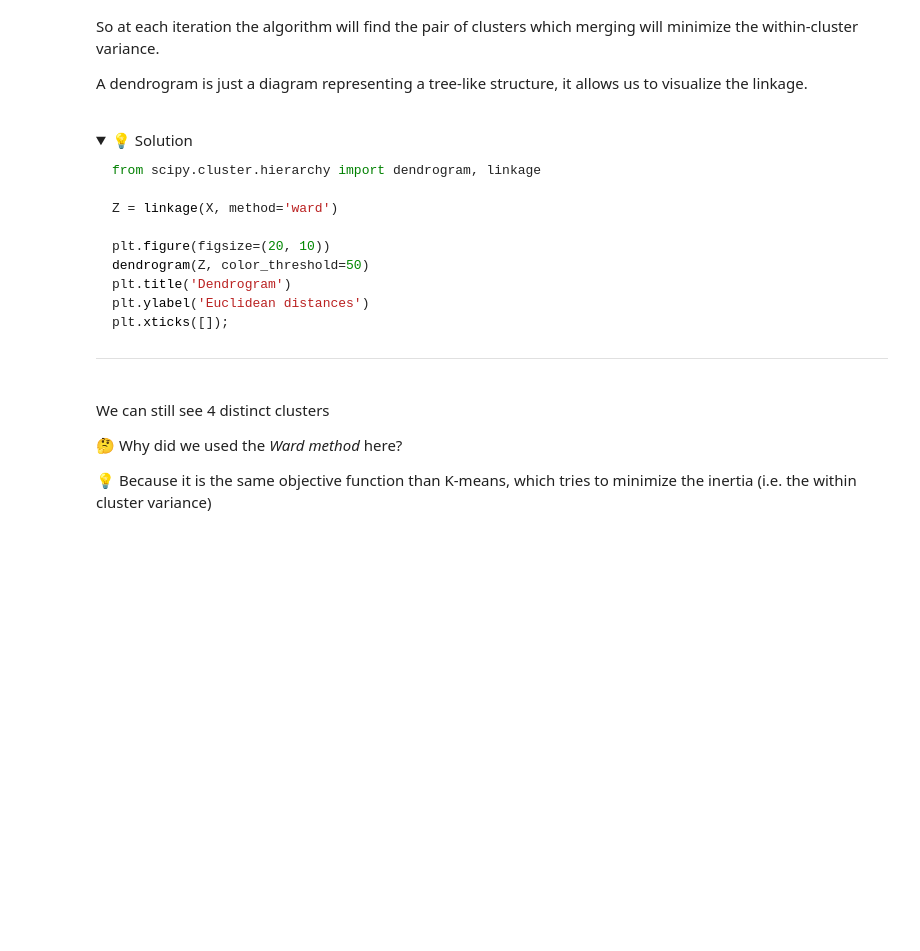
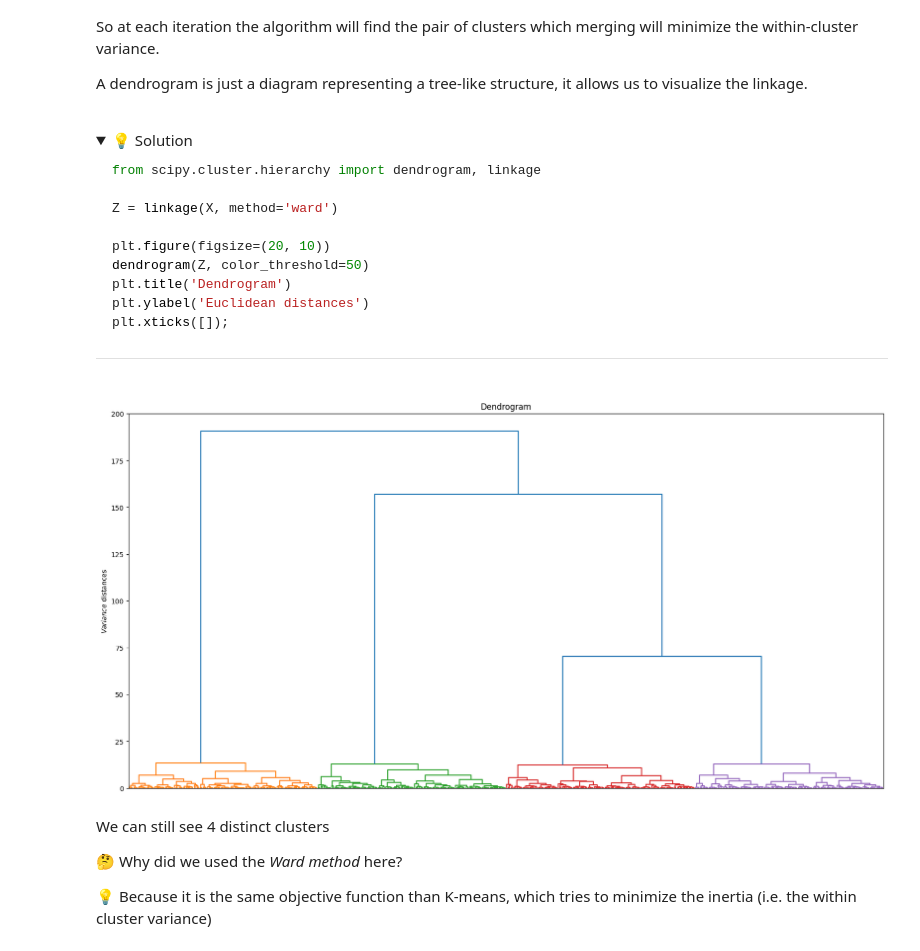
Before and after one commit to multiyumz/data-science-challenges, a Jupyter notebook: data-image-compression/warmup_k_means.ipynb, the cells around one changed output. Drawn from its saved outputs; the diff is of its cells as text; code cells hidden in the pictures; folded sections open; blank space fills up the shorter version.

Commit message:
image compression

```diff
--- a/data-image-compression/warmup_k_means.ipynb
+++ b/data-image-compression/warmup_k_means.ipynb
@@ -276,12 +276,16 @@ plt.xticks([]);
 # %%
 from scipy.cluster.hierarchy import dendrogram, linkage
 
 
 Z = linkage(X, method='ward')
 
 plt.figure(figsize=(20,10))
 dendrogram(Z, color_threshold=50)
-plt.title("Dendrogram ")
+plt.title("Dendrogram")
+plt.ylabel('$\it{Variance}$ distances')
+plt.xticks([]);
+# %% [output]
+[figure, added]
 # %% [markdown]
 We can still see 4 distinct clusters
 
```
